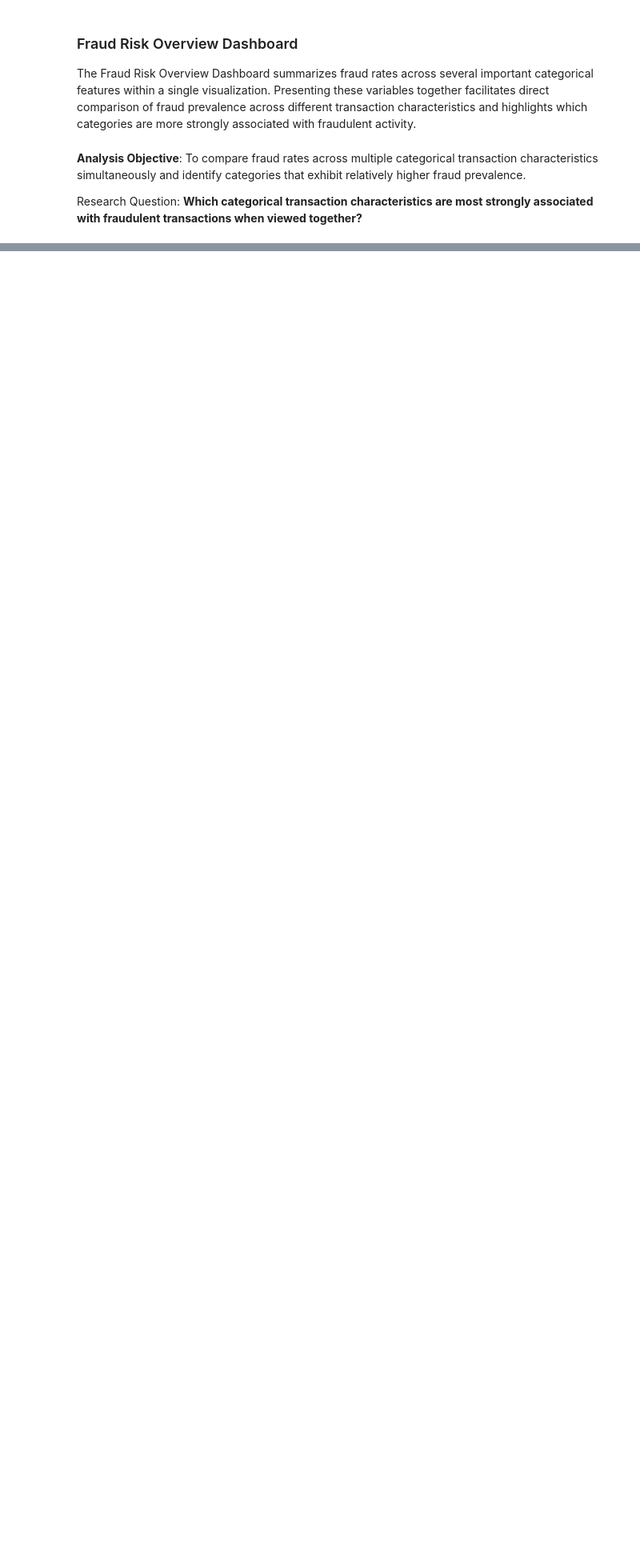
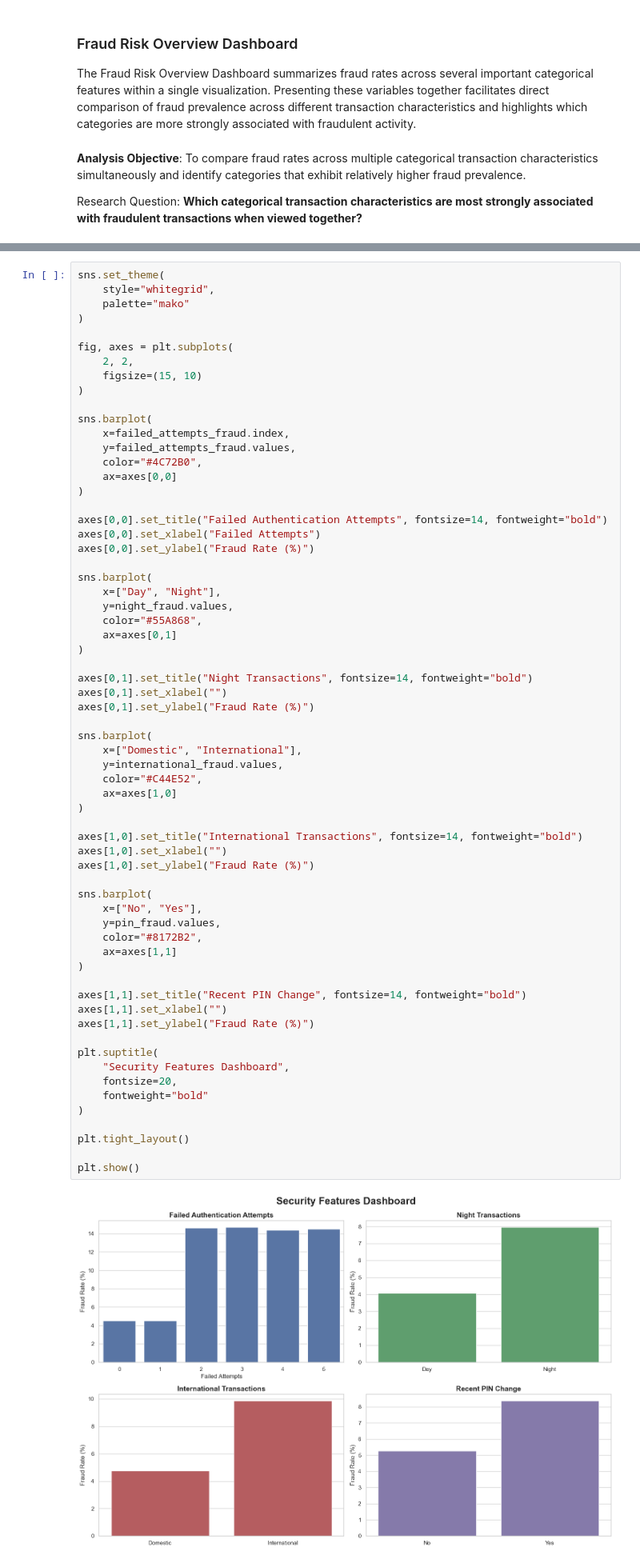
Before and after one commit to abhi-saurav-saroya/bank-fraud-eda, a Jupyter notebook: notebooks/02_exploratory_data_analysis.ipynb, the cells around one changed output, grey strips where cells are left out. Shown at 80% size. Saved outputs shown, nothing was run; the diff lists cells and outputs as text; blank space fills up the shorter version.

Commit message:
feat(eda/multivariate-analysis): add Security Features Dashboard [Failed Attempts, Night Transactions, International Transactions, Recent Pin Change]

```diff
--- a/notebooks/02_exploratory_data_analysis.ipynb
+++ b/notebooks/02_exploratory_data_analysis.ipynb
@@ -3049,0 +3052,66 @@ Name: count, dtype: int64
+# %%
+sns.set_theme(
+    style="whitegrid",
+    palette="mako"
+)
+
+fig, axes = plt.subplots(
+    2, 2,
+    figsize=(15, 10)
+)
+
+sns.barplot(
+    x=failed_attempts_fraud.index,
+    y=failed_attempts_fraud.values,
+    color="#4C72B0",
+    ax=axes[0,0]
+)
+
+axes[0,0].set_title("Failed Authentication Attempts", fontsize=14, fontweight="bold")
+axes[0,0].set_xlabel("Failed Attempts")
+axes[0,0].set_ylabel("Fraud Rate (%)")
+
+sns.barplot(
+    x=["Day", "Night"],
+    y=night_fraud.values,
+    color="#55A868",
+    ax=axes[0,1]
+)
+
+axes[0,1].set_title("Night Transactions", fontsize=14, fontweight="bold")
+axes[0,1].set_xlabel("")
+axes[0,1].set_ylabel("Fraud Rate (%)")
+
+sns.barplot(
+    x=["Domestic", "International"],
+    y=international_fraud.values,
+    color="#C44E52",
+    ax=axes[1,0]
+)
+
+axes[1,0].set_title("International Transactions", fontsize=14, fontweight="bold")
+axes[1,0].set_xlabel("")
+axes[1,0].set_ylabel("Fraud Rate (%)")
+
+sns.barplot(
+    x=["No", "Yes"],
+    y=pin_fraud.values,
+    color="#8172B2",
+    ax=axes[1,1]
+)
+
+axes[1,1].set_title("Recent PIN Change", fontsize=14, fontweight="bold")
+axes[1,1].set_xlabel("")
+axes[1,1].set_ylabel("Fraud Rate (%)")
+
+plt.suptitle(
+    "Security Features Dashboard",
+    fontsize=20,
+    fontweight="bold"
+)
+
+plt.tight_layout()
+
+plt.show()
+# %% [output]
+[figure, added]
```
Also changed, not shown: parts of 5 cells of this notebook.
